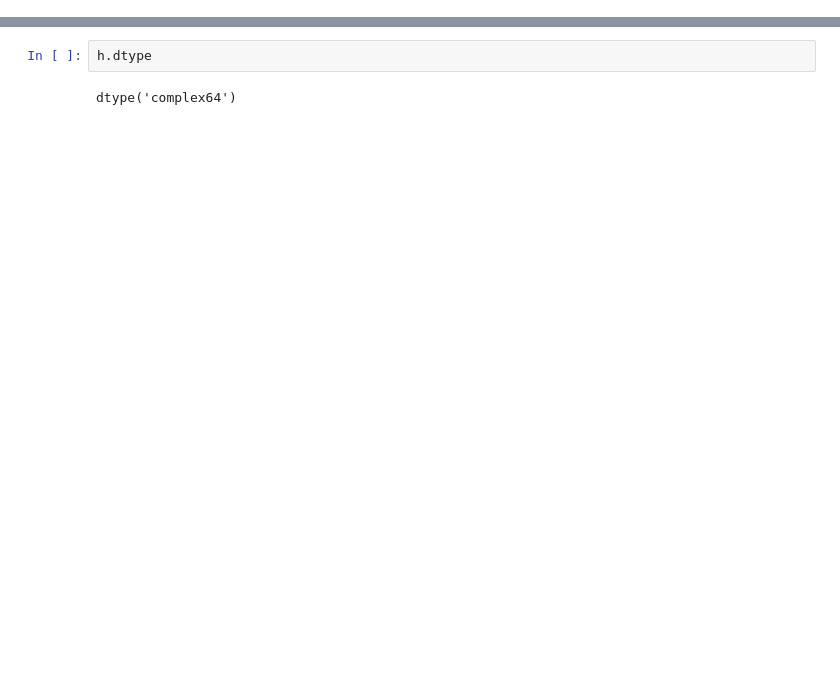
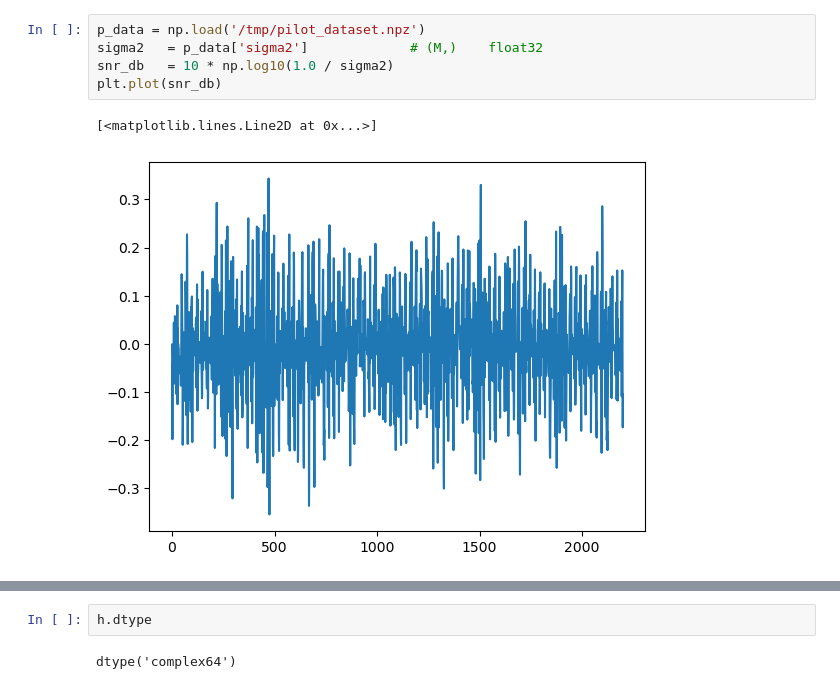
Before and after one commit to marcellobullo/djscc-demo, a Jupyter notebook: measurements.ipynb, the cells around one changed output, grey strips where cells are left out. Saved outputs shown, nothing was run; the diff lists cells and outputs as text; blank space fills up the shorter version.

```diff
--- a/measurements.ipynb
+++ b/measurements.ipynb
@@ -2,0 +291,8 @@ import numpy as np
+# %%
+p_data = np.load('/tmp/pilot_dataset.npz')
+sigma2   = p_data['sigma2']             # (M,)    float32
+snr_db   = 10 * np.log10(1.0 / sigma2)
+plt.plot(snr_db)
+# %% [output]
+[<matplotlib.lines.Line2D at 0x...>]
+[figure, added]
```
Also changed, not shown: parts of 22 cells of this notebook, 12 other files.
